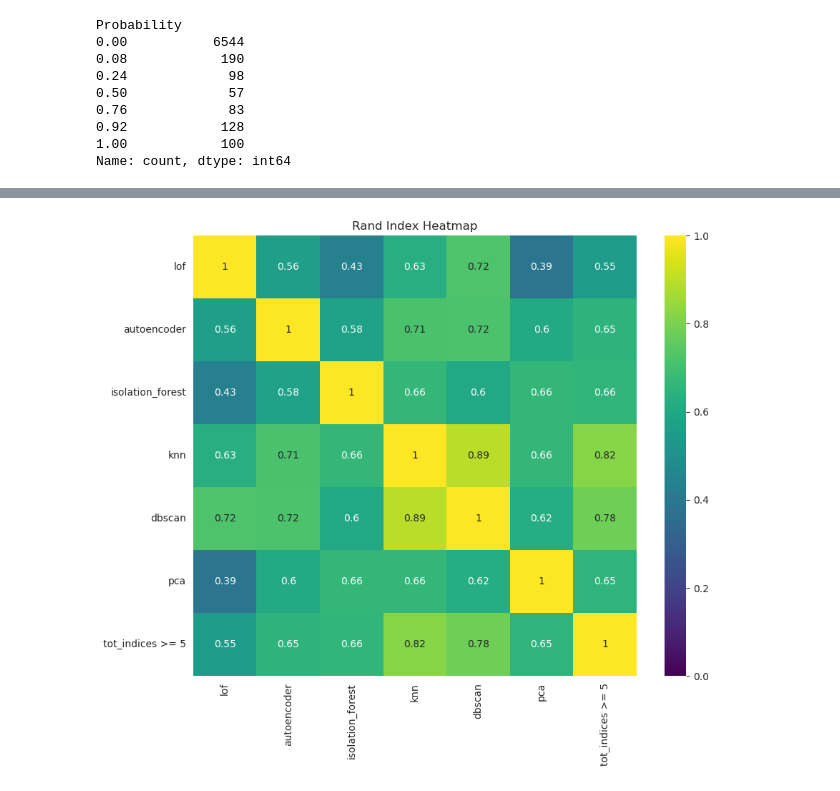
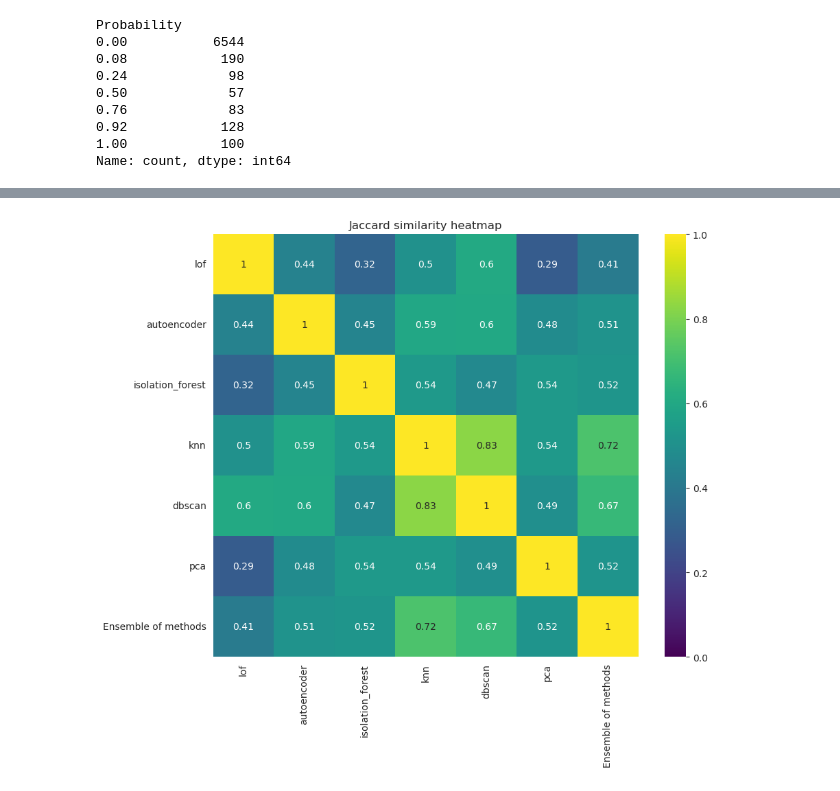
Before and after one commit to arcticronin/anomaly_detection, a Jupyter notebook: main.ipynb, the cells around one changed output, grey strips where cells are left out. Saved outputs shown, nothing was run; the diff lists cells and outputs as text; code cells hidden in the pictures.

```diff
--- a/main.ipynb
+++ b/main.ipynb
@@ -172,4 +202,5 @@ np.abs(np.sum(df[out].iloc[:,utils.binary_indices] - 1, axis=1)).describe()
 # %%
+## we define as ensemble method the one that classifies an instance as an outlier if at least 5 methods classify it as an outlier
 list_of_indices =   [lof_indices,
                      autoencoder_indices ,
                     isolation_forest_indices,
@@ -184,30 +215,31 @@ method_names =  ["lof",
                 "knn",
                 "dbscan",
                 "pca",
-                 "tot_indices >= 5"]
+                 "Ensemble of methods"]
                  #"true_labels"]
 # %%
 jaccard = utils.jaccard_index(-1) ## returns a callable function
-agreement_index = utils.agreement_index(-1) ## returns a callable function
-def compute_rand_indices(label_lists):
+
+def compute_indices(label_lists):
     n = len(label_lists)
-    rand_indices = np.zeros((n, n))
+    indices = np.zeros((n, n))
     for i in range(n):
-        for j in range(n): # swap with (i,n) if it is symmetric
-            score = adjusted_rand_score(label_lists[i], label_lists[j])
+        for j in range(i,n): # swap with (i,n) if it is symmetric
+            #score = adjusted_rand_score(label_lists[i], label_lists[j])
             #score = rand_score(label_lists[i], label_lists[j])
-            #score = jaccard(label_lists[i], label_lists[j])
+            score = jaccard(label_lists[i], label_lists[j])
             #score = agreement_index(label_lists[i], label_lists[j])
-            rand_indices[i, j] = score
-            #rand_indices[j, i] = score
-    return rand_indices
+            indices[i, j] = score
+            indices[j, i] = score
+    return indices
 
 def plot_heatmap(matrix, labels):
     plt.figure(figsize=(10, 8))
     sns.heatmap(matrix, xticklabels=labels, yticklabels=labels, annot=True, cmap="viridis", vmin=0)
-    plt.title('Rand Index Heatmap')
+    plt.title('Jaccard similarity heatmap')
+    plt.savefig('jaccard_similarity.png')
     plt.show()
 # %%
-plot_heatmap(compute_rand_indices(list_of_indices), labels=method_names)
+plot_heatmap(compute_indices(list_of_indices), labels=method_names)
 # %% [output]
-[figure, old version]
+[figure, new version]
```
Also changed, not shown: parts of 20 cells of this notebook, 4 other files.
